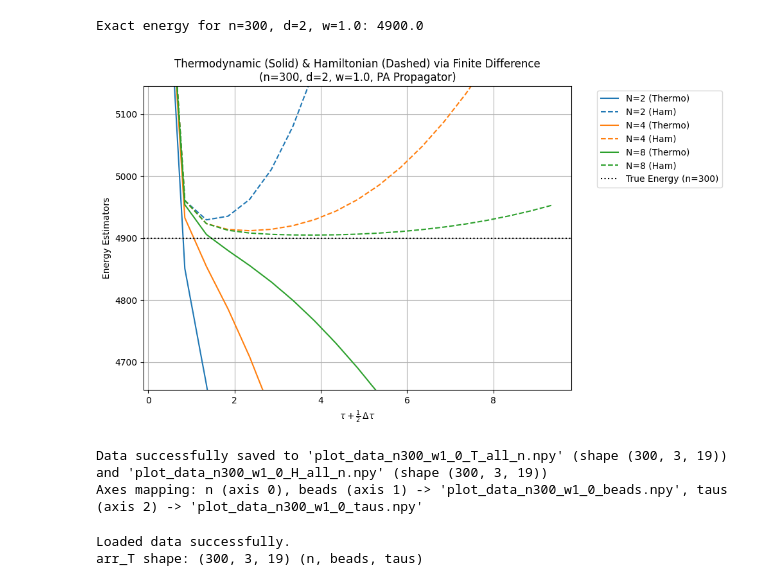
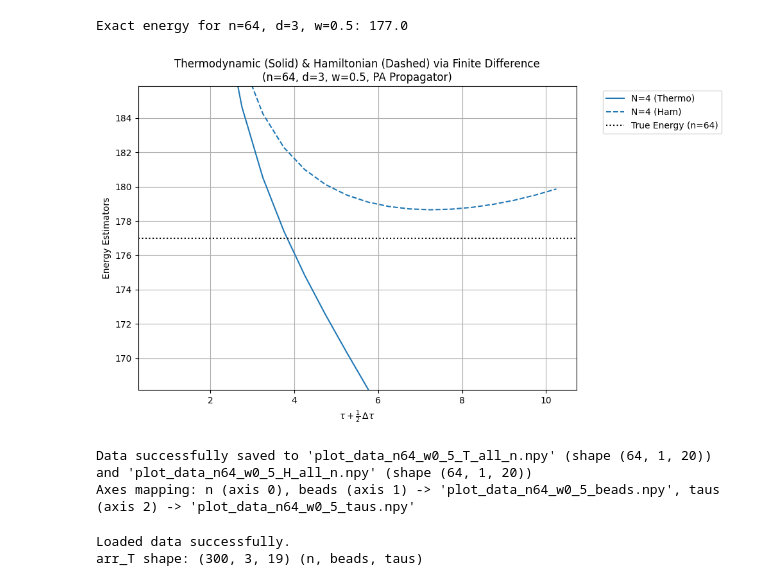
Before and after one commit to 24jonas/HarmonicFermions, a Jupyter notebook: Jupyter/JonasPolyConv-opt.ipynb, the cells around one changed output. Cells and saved outputs as stored; diff of their text form; code cells hidden in the pictures.

```diff
--- a/Jupyter/JonasPolyConv-opt.ipynb
+++ b/Jupyter/JonasPolyConv-opt.ipynb
@@ -408,25 +408,25 @@ def plot_polyconv_vs_tau_dual(n, d, N_list, w, tau_start, tau_end, tau_step, sav
 
         return df_T, df_H
 # %%
-n_val = 300
-w_val = 1.0
+n_val = 64
+w_val = 0.5
 
 results = plot_polyconv_vs_tau_dual(
     n=n_val,
-    d=2,
-    N_list=[2, 4, 8],
+    d=3,
+    N_list=[4],
     w=w_val,
-    tau_start=0.1,
-    tau_end=10.0,
+    tau_start=0.5,
+    tau_end=10.5,
     tau_step=0.5,
     save_filename=f"plot_data_n{n_val}_w{str(w_val).replace('.', '_')}",
     store_all_n=True
 )
 # %% [output]
-Exact energy for n=300, d=2, w=1.0: 4900.0
+Exact energy for n=64, d=3, w=0.5: 177.0
-[figure, old version]
+[figure, new version]
-Data successfully saved to 'plot_data_n300_w1_0_T_all_n.npy' (shape (300, 3, 19)) and 'plot_data_n300_w1_0_H_all_n.npy' (shape (300, 3, 19))
-Axes mapping: n (axis 0), beads (axis 1) -> 'plot_data_n300_w1_0_beads.npy', taus (axis 2) -> 'plot_data_n300_w1_0_taus.npy'
+Data successfully saved to 'plot_data_n64_w0_5_T_all_n.npy' (shape (64, 1, 20)) and 'plot_data_n64_w0_5_H_all_n.npy' (shape (64, 1, 20))
+Axes mapping: n (axis 0), beads (axis 1) -> 'plot_data_n64_w0_5_beads.npy', taus (axis 2) -> 'plot_data_n64_w0_5_taus.npy'
 # %%
 import numpy as np
 import matplotlib.pyplot as plt
```
Also changed, not shown: 26 other files.
